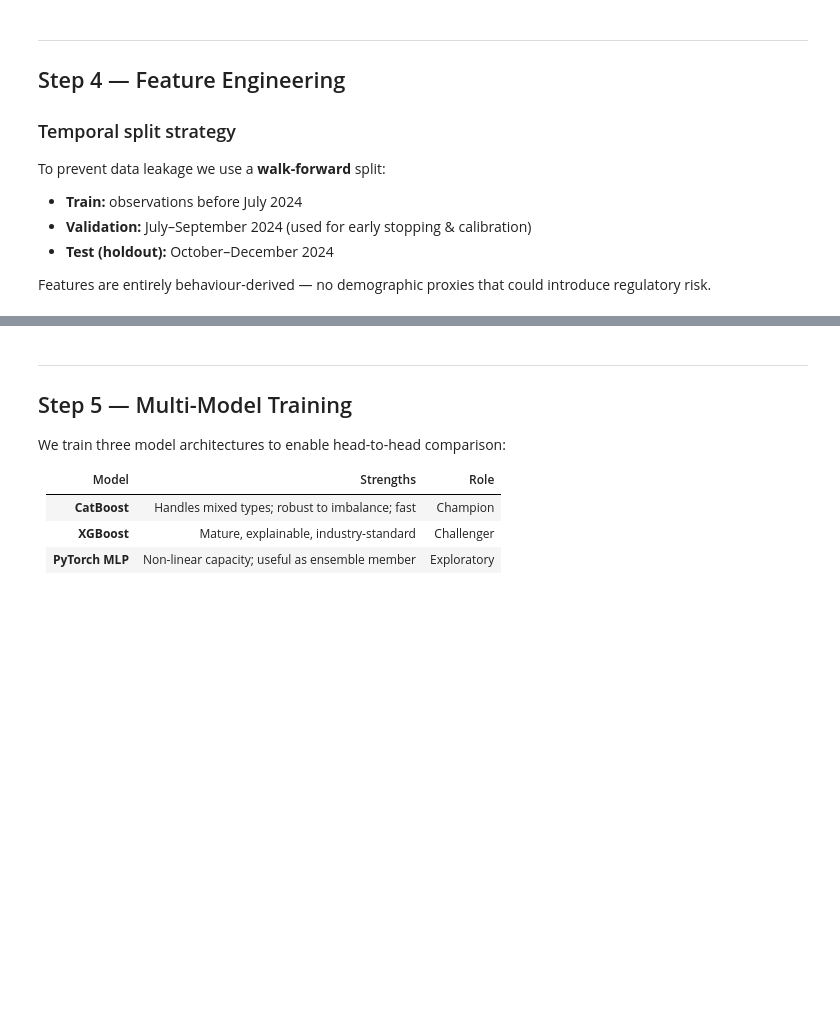
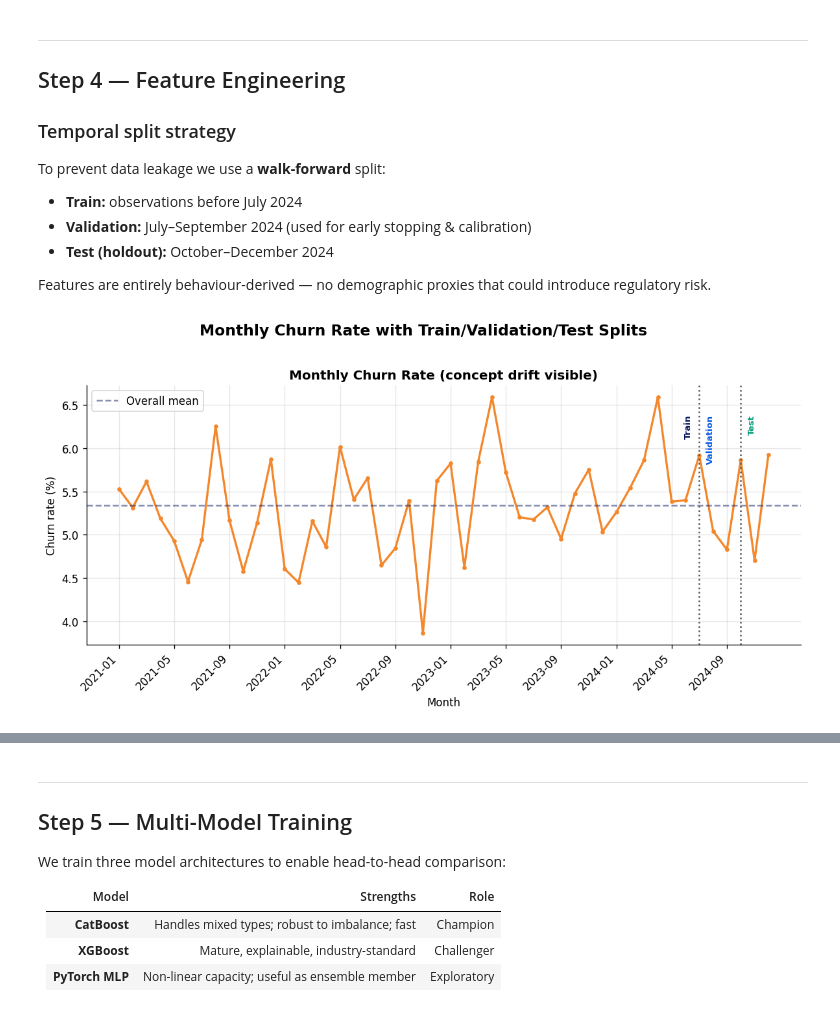
Before and after one commit to mamesjha/jhbi-paycenter-bridge, a Jupyter notebook: churn_master.ipynb, the cells around one changed output, grey strips where cells are left out. Saved outputs shown, nothing was run; the diff lists cells and outputs as text; code cells hidden in the pictures; blank space fills up the shorter version.

```diff
--- a/churn_master.ipynb
+++ b/churn_master.ipynb
@@ -262,3 +375,42 @@ for split, data in [("Train", train_df), ("Val", val_df), ("Test", test_df)]:
+# %%
+# ── Monthly churn rate trend ──────────────────────────────────────────
+fig, ax = plt.subplots(figsize=(10, 5))
+
+monthly = (df.groupby("obs_yearmonth")["churned_30d"]
+             .agg(["mean","count"])
+             .reset_index())
+monthly["obs_yearmonth"] = pd.PeriodIndex(monthly["obs_yearmonth"], freq="M")
+ax.plot(range(len(monthly)), monthly["mean"]*100,
+             color=ORANGE, linewidth=2, marker="o", markersize=3)
+ax.axhline(churn_rate*100, color=NAVY, linestyle="--", alpha=0.5, label="Overall mean")
+
+# Add vertical lines for train/val/test splits
+# VAL_START and HOLDOUT_START are defined in cell d84ef715
+val_start_idx = monthly[monthly['obs_yearmonth'] == pd.Period(VAL_START.strftime('%Y-%m'))].index[0]
+holdout_start_idx = monthly[monthly['obs_yearmonth'] == pd.Period(HOLDOUT_START.strftime('%Y-%m'))].index[0]
+
+ax.axvline(val_start_idx, color=GRAY, linestyle=':', linewidth=1.5)
+ax.axvline(holdout_start_idx, color=GRAY, linestyle=':', linewidth=1.5)
+
+# Add text annotations for the splits
+ax.text(val_start_idx - 0.5, ax.get_ylim()[1] * 0.95, 'Train', ha='right', va='top', rotation=90, color=NAVY, fontsize=8, fontweight='bold')
+ax.text(val_start_idx + 0.5, ax.get_ylim()[1] * 0.95, 'Validation', ha='left', va='top', rotation=90, color=BLUE, fontsize=8, fontweight='bold')
+ax.text(holdout_start_idx + 0.5, ax.get_ylim()[1] * 0.95, 'Test', ha='left', va='top', rotation=90, color=TEAL, fontsize=8, fontweight='bold')
+
+ax.set_title("Monthly Churn Rate (concept drift visible)", fontweight="bold")
+ax.set_ylabel("Churn rate (%)")
+ax.set_xlabel("Month")
+ax.legend()
+tick_step = max(1, len(monthly)//12)
+ax.set_xticks(range(0, len(monthly), tick_step))
+ax.set_xticklabels([str(monthly.obs_yearmonth.iloc[i]) for i in
+                          range(0, len(monthly), tick_step)], rotation=45, ha="right")
+
+plt.suptitle("Monthly Churn: Train/Validation/Test Splits", fontsize=14, fontweight="bold", y=1.02)
+plt.tight_layout()
+plt.show()
+# %% [output]
+[figure, added]
 # %%
 #@title Step 4 — Feature Columns
 # ── Feature columns ──────────────────────────────────────────────────────────
```
Also changed, not shown: parts of 36 cells of this notebook.
